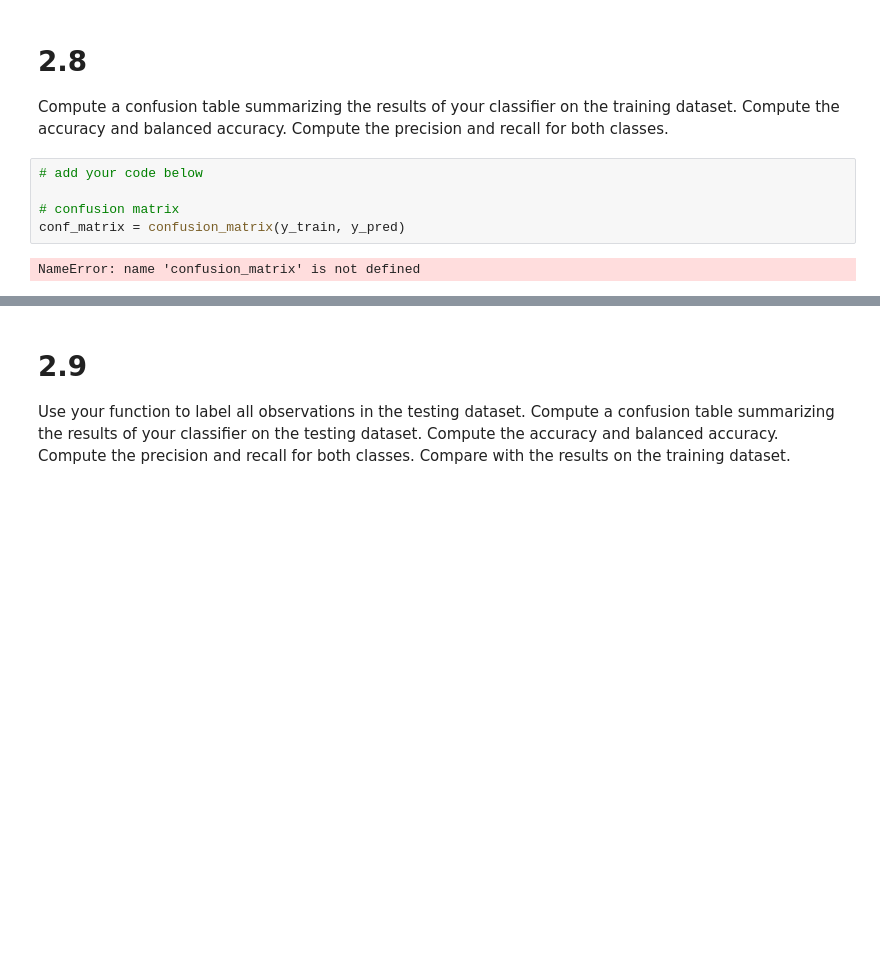
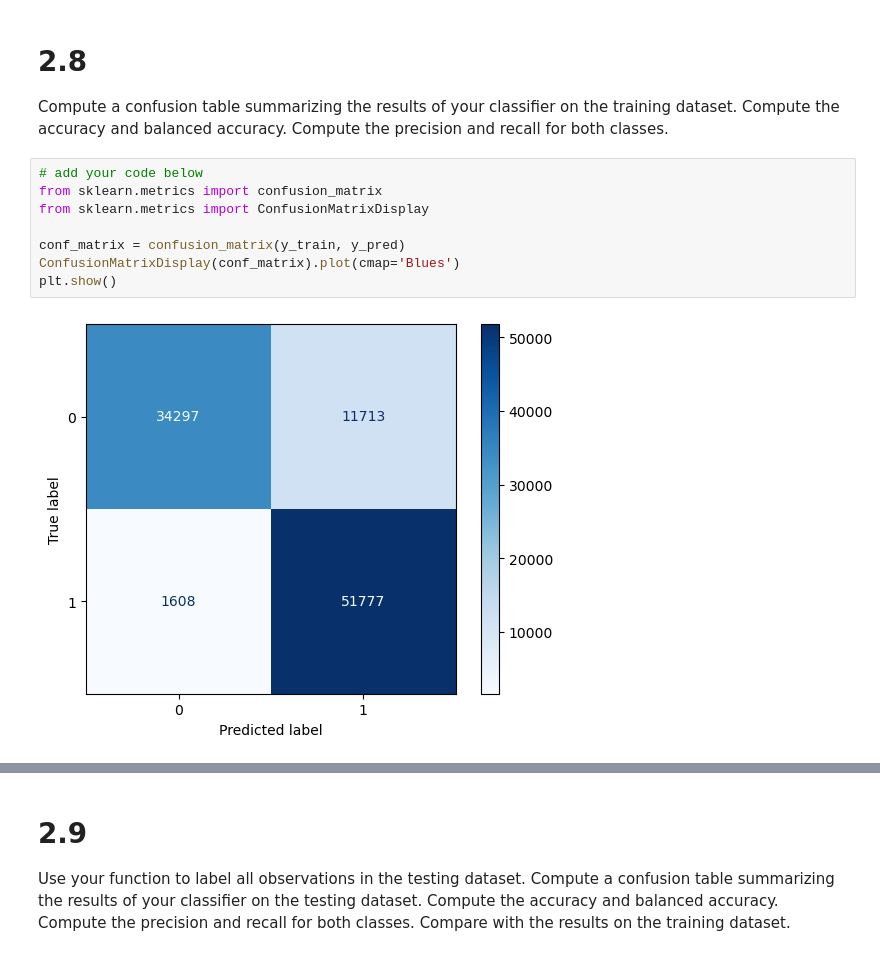
Before and after one commit to Charles0510/musicInformatics-DT2470, a Jupyter notebook: Lab/Lab2/DT2470_lab02.ipynb, the cells around one changed output, grey strips where cells are left out. Saved outputs shown, nothing was run; the diff lists cells and outputs as text; blank space fills up the shorter version.

```diff
--- a/Lab/Lab2/DT2470_lab02.ipynb
+++ b/Lab/Lab2/DT2470_lab02.ipynb
@@ -550,8 +501,11 @@ Bouba observations with many zero crossings (> 400) and special centroid of high
 Compute a confusion table summarizing the results of your classifier on the training dataset. Compute the accuracy and balanced accuracy. Compute the precision and recall for both classes.
 # %%
 # add your code below
+from sklearn.metrics import confusion_matrix
+from sklearn.metrics import ConfusionMatrixDisplay
 
-# confusion matrix
 conf_matrix = confusion_matrix(y_train, y_pred)
+ConfusionMatrixDisplay(conf_matrix).plot(cmap='Blues')
+plt.show()
 # %% [output]
-NameError: name 'confusion_matrix' is not defined
+[figure, added]
```
Also changed, not shown: parts of 19 cells of this notebook.
